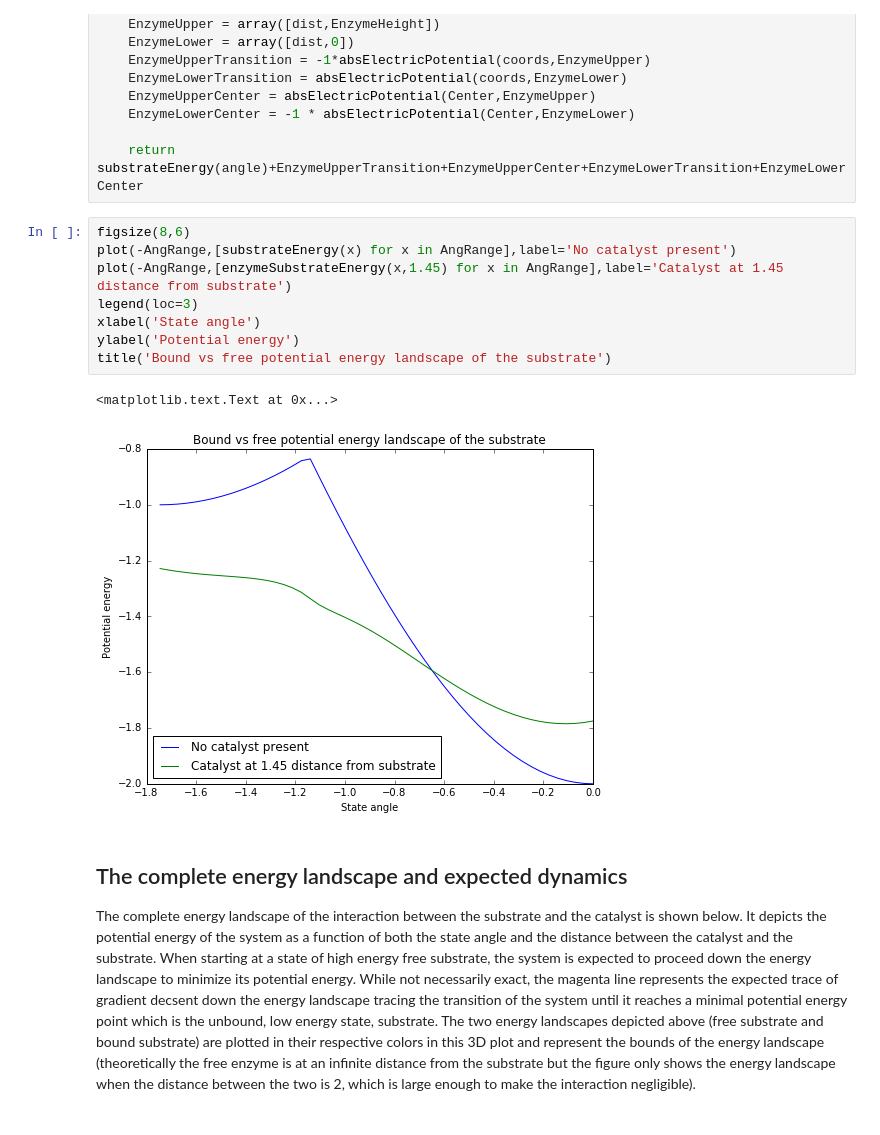
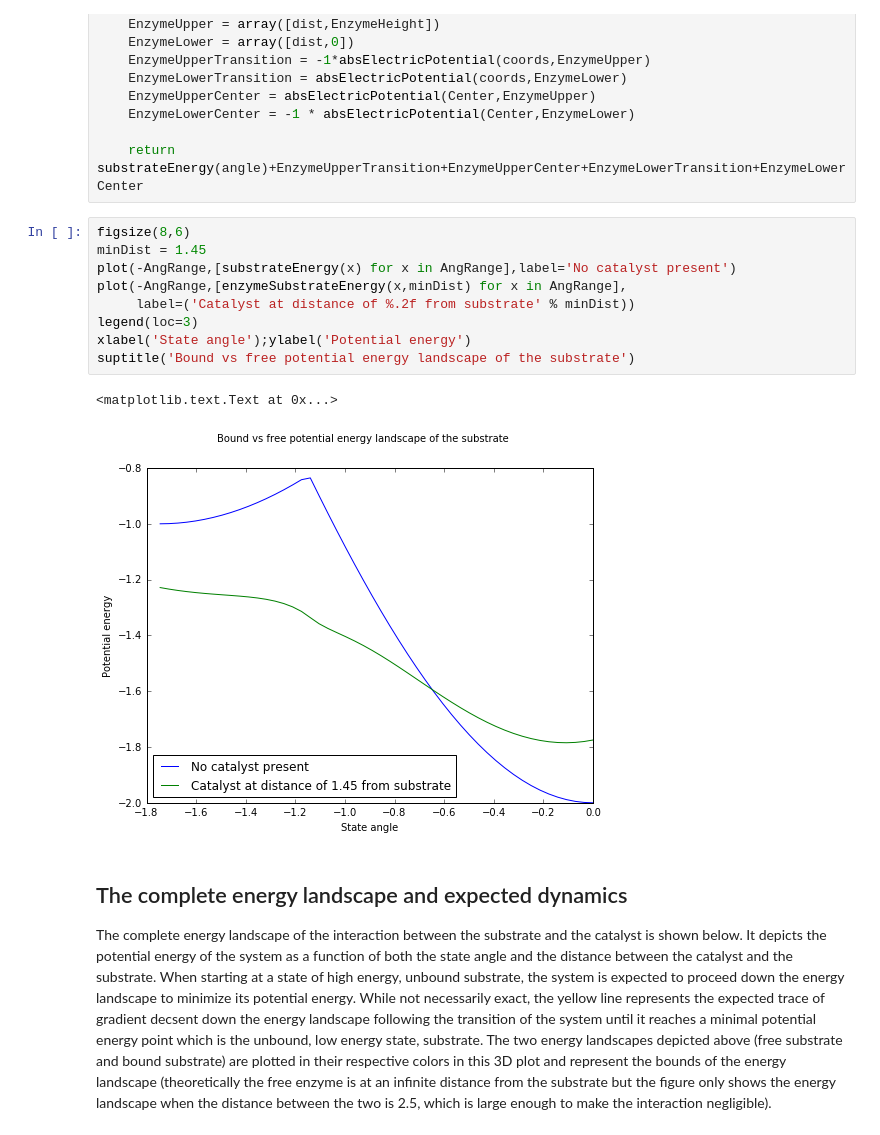
Before and after one commit to uriba/physical-catalysis, a Jupyter notebook: angledSimulation.ipynb, the cells around one changed output. Saved outputs shown, nothing was run; the diff lists cells and outputs as text.

```diff
--- a/angledSimulation.ipynb
+++ b/angledSimulation.ipynb
@@ -195,20 +232,21 @@ def enzymeSubstrateEnergy(angle,dist):  # Calulates, given the state angle of th
     return  substrateEnergy(angle)+EnzymeUpperTransition+EnzymeUpperCenter+EnzymeLowerTransition+EnzymeLowerCenter
 # %%
 figsize(8,6)
+minDist = 1.45
 plot(-AngRange,[substrateEnergy(x) for x in AngRange],label='No catalyst present')
-plot(-AngRange,[enzymeSubstrateEnergy(x,1.45) for x in AngRange],label='Catalyst at 1.45 distance from substrate')
+plot(-AngRange,[enzymeSubstrateEnergy(x,minDist) for x in AngRange],
+     label=('Catalyst at distance of %.2f from substrate' % minDist))
 legend(loc=3)
-xlabel('State angle')
-ylabel('Potential energy')
-title('Bound vs free potential energy landscape of the substrate')
+xlabel('State angle');ylabel('Potential energy')
+suptitle('Bound vs free potential energy landscape of the substrate')
 # %% [output]
 <matplotlib.text.Text at 0x...>
-[figure, old version]
+[figure, new version]
 # %% [markdown]
 ## The complete energy landscape and expected dynamics ##
 The complete energy landscape of the interaction between the substrate and the catalyst is shown below.
 It depicts the potential energy of the system as a function of both the state angle and the distance between the catalyst and the substrate.
-When starting at a state of high energy free substrate, the system is expected to proceed down the energy landscape to minimize its potential energy.
-While not necessarily exact, the magenta line represents the expected trace of gradient decsent down the energy landscape tracing the transition of the system until it reaches a minimal potential energy point which is the unbound, low energy state, substrate.
-The two energy landscapes depicted above (free substrate and bound substrate) are plotted in their respective colors in this 3D plot and represent the bounds of the energy landscape (theoretically the free enzyme is at an infinite distance from the substrate but the figure only shows the energy landscape when the distance between the two is 2, which is large enough to make the interaction negligible).
+When starting at a state of high energy, unbound substrate, the system is expected to proceed down the energy landscape to minimize its potential energy.
+While not necessarily exact, the yellow line represents the expected trace of gradient decsent down the energy landscape following the transition of the system until it reaches a minimal potential energy point which is the unbound, low energy state, substrate.
+The two energy landscapes depicted above (free substrate and bound substrate) are plotted in their respective colors in this 3D plot and represent the bounds of the energy landscape (theoretically the free enzyme is at an infinite distance from the substrate but the figure only shows the energy landscape when the distance between the two is 2.5, which is large enough to make the interaction negligible).
 # %%
```
Also changed, not shown: parts of 7 cells of this notebook.
